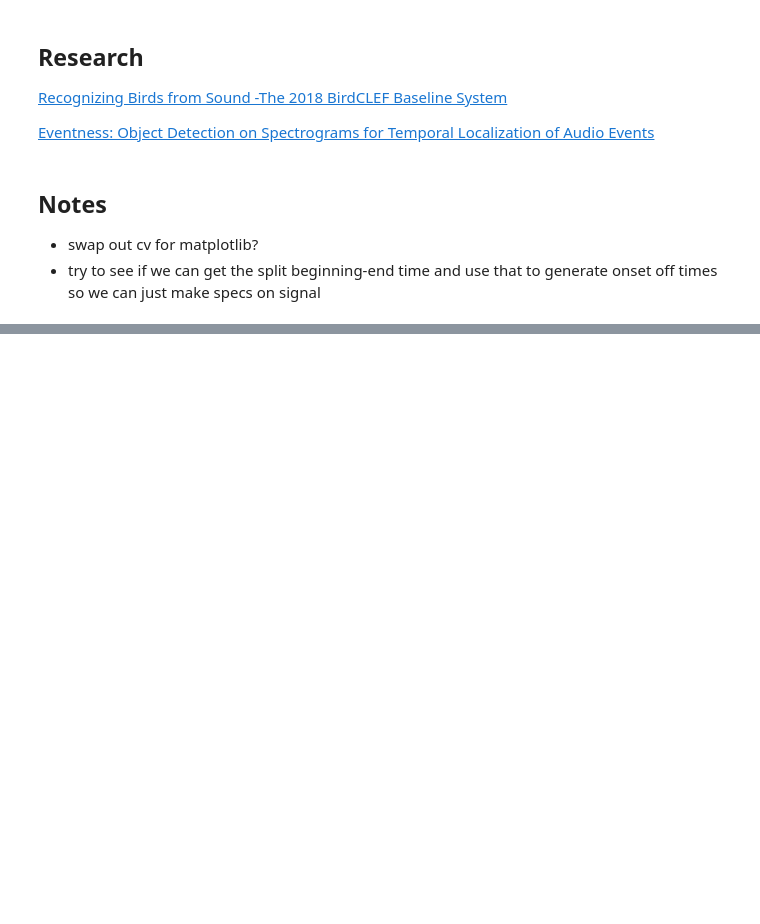
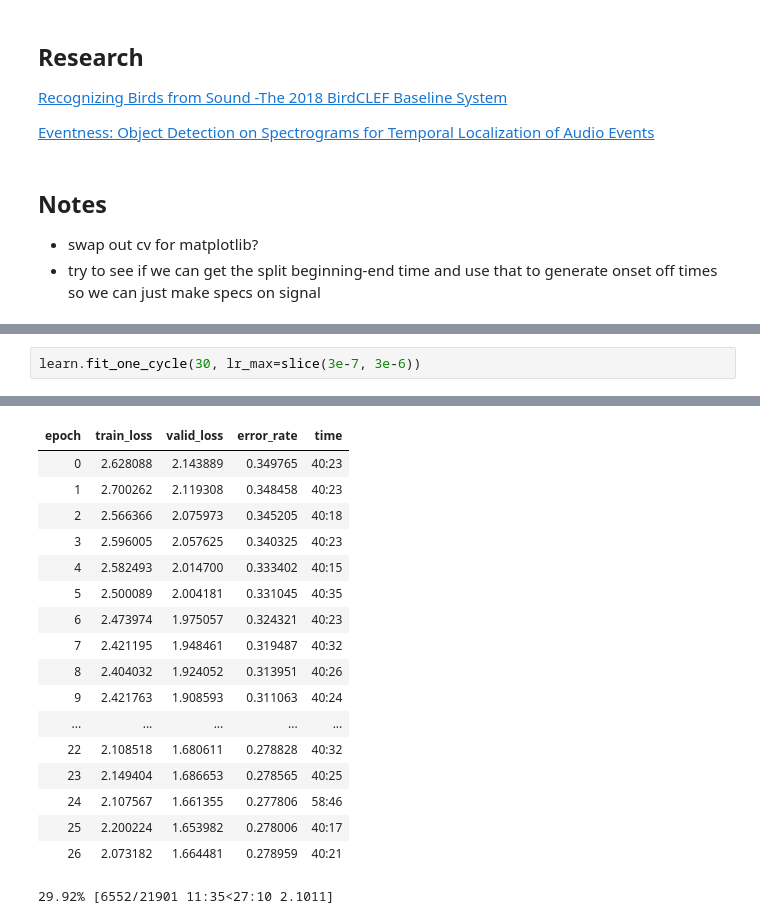
Before and after one commit to aquietlife/fastai2_audio, a Jupyter notebook: nbs/bird_classifier.ipynb, the cells around one changed output, grey strips where cells are left out. Cells and saved outputs as stored; diff of their text form; blank space fills up the shorter version.

```diff
--- a/nbs/bird_classifier.ipynb
+++ b/nbs/bird_classifier.ipynb
@@ -567,0 +672,3 @@ Adelomyia melanogenys
+# %%
+learn.fit_one_cycle(30, lr_max=slice(3e-7, 3e-6))
+# %% [output]
@@ -567,0 +676,18 @@ Adelomyia melanogenys
+| epoch | train_loss | valid_loss | error_rate | time |
+| 0 | 2.628088 | 2.143889 | 0.349765 | 40:23 |
+| 1 | 2.700262 | 2.119308 | 0.348458 | 40:23 |
+| 2 | 2.566366 | 2.075973 | 0.345205 | 40:18 |
+| 3 | 2.596005 | 2.057625 | 0.340325 | 40:23 |
+| 4 | 2.582493 | 2.014700 | 0.333402 | 40:15 |
+| 5 | 2.500089 | 2.004181 | 0.331045 | 40:35 |
+| 6 | 2.473974 | 1.975057 | 0.324321 | 40:23 |
+| 7 | 2.421195 | 1.948461 | 0.319487 | 40:32 |
+| 8 | 2.404032 | 1.924052 | 0.313951 | 40:26 |
+| 9 | 2.421763 | 1.908593 | 0.311063 | 40:24 |
+| ... | ... | ... | ... | ... |
+| 22 | 2.108518 | 1.680611 | 0.278828 | 40:32 |
+| 23 | 2.149404 | 1.686653 | 0.278565 | 40:25 |
+| 24 | 2.107567 | 1.661355 | 0.277806 | 58:46 |
+| 25 | 2.200224 | 1.653982 | 0.278006 | 40:17 |
+| 26 | 2.073182 | 1.664481 | 0.278959 | 40:21 |
+29.92% [6552/21901 11:35<27:10 2.1011]
```
Also changed, not shown: parts of 21 cells of this notebook.
